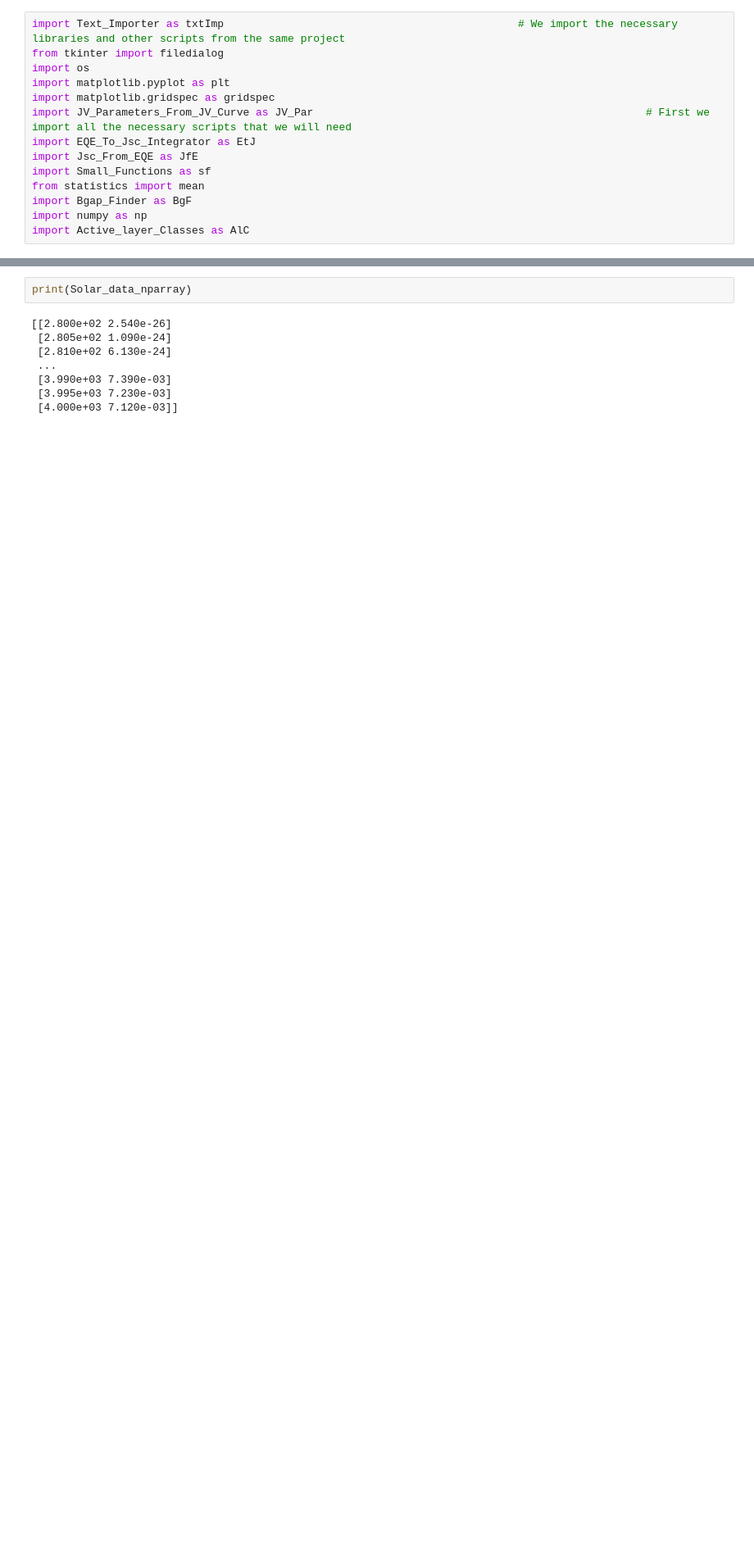
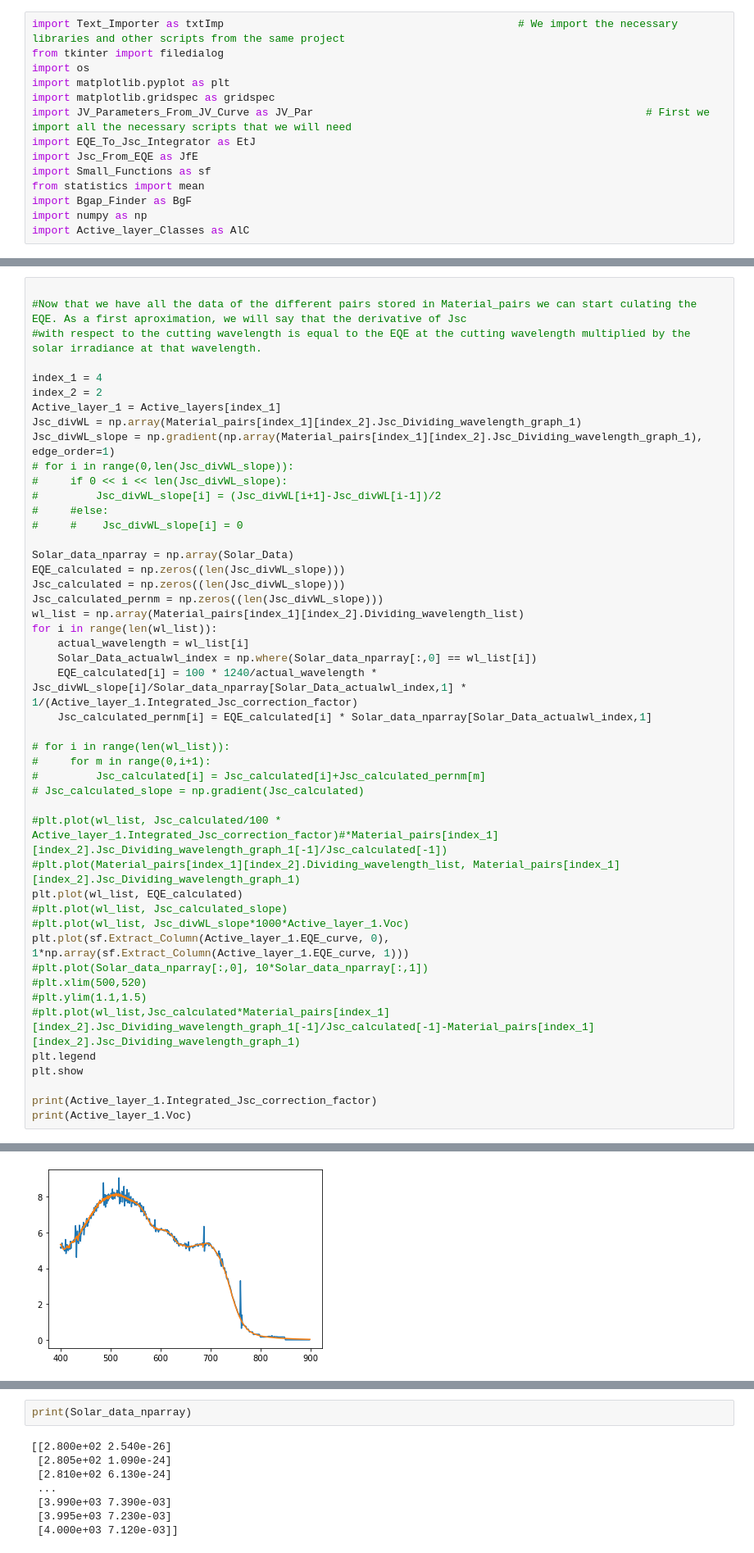
Before and after one commit to mcasademont9/SOLS-EQE, a Jupyter notebook: Simulations EQE finder/EQE_calculations.ipynb, the cells around one changed output, grey strips where cells are left out. Shown: that part at 82% size. Drawn from its saved outputs; the diff is of its cells as text; blank space fills up the shorter version.

```diff
--- a/Simulations EQE finder/EQE_calculations.ipynb
+++ b/Simulations EQE finder/EQE_calculations.ipynb
@@ -74,3 +75,51 @@ if __name__ == '__main__':
                 pass
             else:                                                                                           # If, otherwise the two indices are not the same we proceed to compare them and plot them
                 Material_pairs[index_1][index_2] = AlC.Active_layer_Pair(Active_layer_1,Active_layer_2,Solar_Data)      # We store the current material combination within the Material_pairs list as n Active_layer_pair class with the active layers to compare as attributes, and of course the solar data
+# %%
+
+#Now that we have all the data of the different pairs stored in Material_pairs we can start culating the EQE. As a first aproximation, we will say that the derivative of Jsc
+#with respect to the cutting wavelength is equal to the EQE at the cutting wavelength multiplied by the solar irradiance at that wavelength.
+
+index_1 = 4
+index_2 = 2
+Active_layer_1 = Active_layers[index_1]
+Jsc_divWL = np.array(Material_pairs[index_1][index_2].Jsc_Dividing_wavelength_graph_1)
+Jsc_divWL_slope = np.gradient(np.array(Material_pairs[index_1][index_2].Jsc_Dividing_wavelength_graph_1), edge_order=1)
+# for i in range(0,len(Jsc_divWL_slope)):
+#     if 0 << i << len(Jsc_divWL_slope):
+#         Jsc_divWL_slope[i] = (Jsc_divWL[i+1]-Jsc_divWL[i-1])/2
+#     #else:
+#     #    Jsc_divWL_slope[i] = 0
+
+Solar_data_nparray = np.array(Solar_Data)
+EQE_calculated = np.zeros((len(Jsc_divWL_slope)))
+Jsc_calculated = np.zeros((len(Jsc_divWL_slope)))
+Jsc_calculated_pernm = np.zeros((len(Jsc_divWL_slope)))
+wl_list = np.array(Material_pairs[index_1][index_2].Dividing_wavelength_list)
+for i in range(len(wl_list)):
+    actual_wavelength = wl_list[i]
+    Solar_Data_actualwl_index = np.where(Solar_data_nparray[:,0] == wl_list[i])
+    EQE_calculated[i] = 100 * 1240/actual_wavelength * Jsc_divWL_slope[i]/Solar_data_nparray[Solar_Data_actualwl_index,1] * 1/(Active_layer_1.Integrated_Jsc_correction_factor)
+    Jsc_calculated_pernm[i] = EQE_calculated[i] * Solar_data_nparray[Solar_Data_actualwl_index,1]
+
+# for i in range(len(wl_list)):
+#     for m in range(0,i+1):
+#         Jsc_calculated[i] = Jsc_calculated[i]+Jsc_calculated_pernm[m]
+# Jsc_calculated_slope = np.gradient(Jsc_calculated)
+
+#plt.plot(wl_list, Jsc_calculated/100 * Active_layer_1.Integrated_Jsc_correction_factor)#*Material_pairs[index_1][index_2].Jsc_Dividing_wavelength_graph_1[-1]/Jsc_calculated[-1])
+#plt.plot(Material_pairs[index_1][index_2].Dividing_wavelength_list, Material_pairs[index_1][index_2].Jsc_Dividing_wavelength_graph_1)
+plt.plot(wl_list, EQE_calculated)
+#plt.plot(wl_list, Jsc_calculated_slope)
+#plt.plot(wl_list, Jsc_divWL_slope*1000*Active_layer_1.Voc)
+plt.plot(sf.Extract_Column(Active_layer_1.EQE_curve, 0), 1*np.array(sf.Extract_Column(Active_layer_1.EQE_curve, 1)))
+#plt.plot(Solar_data_nparray[:,0], 10*Solar_data_nparray[:,1])
+#plt.xlim(500,520)
+#plt.ylim(1.1,1.5)
+#plt.plot(wl_list,Jsc_calculated*Material_pairs[index_1][index_2].Jsc_Dividing_wavelength_graph_1[-1]/Jsc_calculated[-1]-Material_pairs[index_1][index_2].Jsc_Dividing_wavelength_graph_1)
+plt.legend
+plt.show
+
+print(Active_layer_1.Integrated_Jsc_correction_factor)
+print(Active_layer_1.Voc)
+# %% [output]
@@ -77 +128,2 @@ if __name__ == '__main__':
+[figure, added]
 # %%
```
Also changed, not shown: parts of 3 cells of this notebook, 3 other files.
